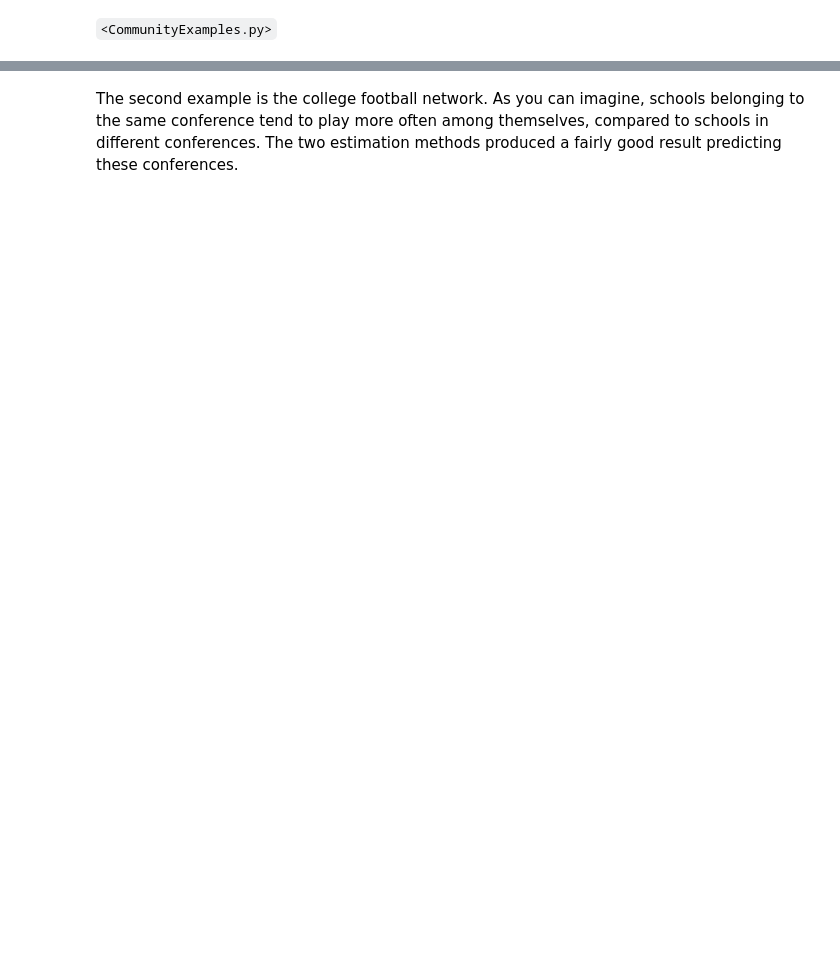
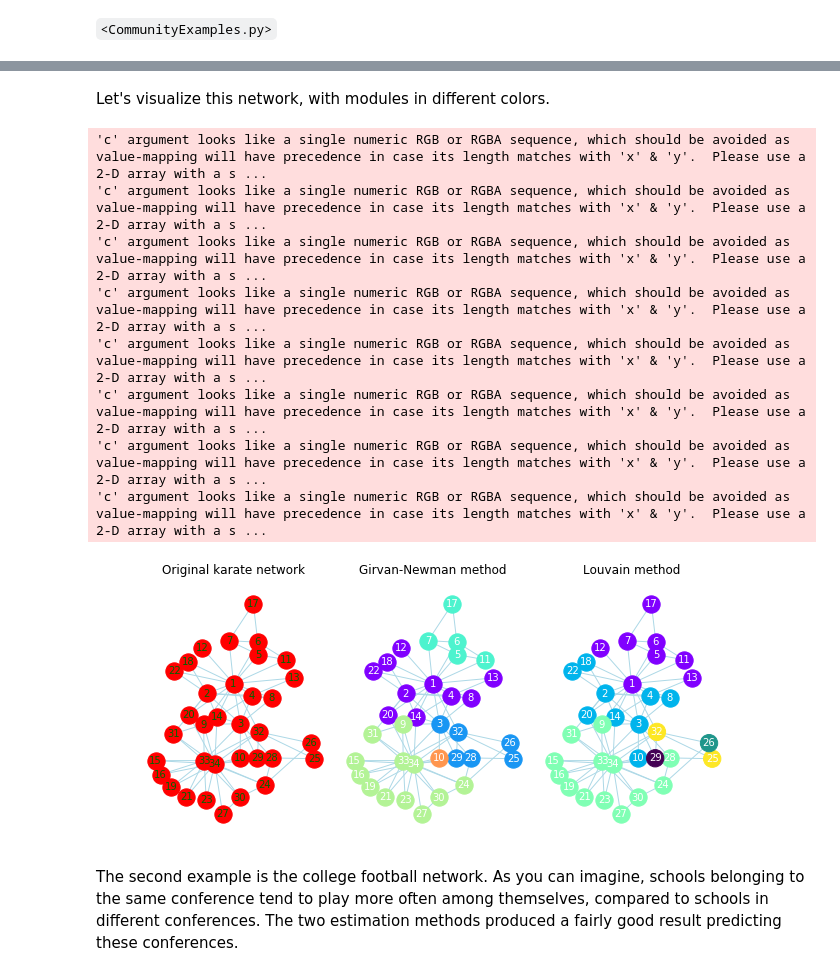
Before and after one commit to sathayas/JupyterConnectivitySpring2019, a Jupyter notebook: Modules.ipynb, the cells around one changed output, grey strips where cells are left out. Cells and saved outputs as stored; diff of their text form; code cells hidden in the pictures; blank space fills up the shorter version.

Commit message:
First seciton done

```diff
--- a/Modules.ipynb
+++ b/Modules.ipynb
@@ -216,3 +213,72 @@ plt.show()
+# %% [markdown]
+Let's visualize this network, with modules in different colors.
+# %%
+###### drawing the graph (karate network)
+plt.figure(figsize=[9,4])
+
+# first, graph without community assignments
+plt.subplot(131)
+pos = nx.kamada_kawai_layout(G_karate, weight=None) # positions for all nodes
+nx.draw_networkx_nodes(G_karate, pos)
+nx.draw_networkx_edges(G_karate, pos,
+                       edge_color='lightblue')
+nx.draw_networkx_labels(G_karate, pos, font_size=10, font_color='DarkGreen')
+plt.title('Original karate network')
+plt.axis('off')
+plt.xlim([-0.6, 0.65])
+plt.ylim([-0.85, 1.2])
+
+# next, graph with communities in different colors (Girvan-Newman)
+plt.subplot(132)
+nComm = max([comm for comm in partition_karate_GN.values()])+1
+node_color_list = get_cmap(nComm+1,'rainbow')
+for iComm in range(nComm):
+    nodeList = [iNode for iNode,Comm in partition_karate_GN.items()
+                if Comm==iComm]
+    nx.draw_networkx_nodes(G_karate, pos,
+                           nodelist=nodeList,
+                           node_color = node_color_list(iComm),
+                           node_size=300)
+nx.draw_networkx_edges(G_karate, pos,
+                       edge_color='lightblue')
+nx.draw_networkx_labels(G_karate, pos, font_size=10, font_color='White')
+plt.title('Girvan-Newman method')
+plt.axis('off')
+plt.xlim([-0.6, 0.65])
+plt.ylim([-0.85, 1.2])
+
+# finally, graph with communities in different colors (Louvain)
+plt.subplot(133)
+nComm = max([comm for comm in partition_karate_L.values()])+1
+node_color_list = get_cmap(nComm+1,'rainbow')
+for iComm in range(nComm):
+    nodeList = [iNode for iNode,Comm in partition_karate_L.items()
+                if Comm==iComm]
+    nx.draw_networkx_nodes(G_karate, pos,
+                           nodelist=nodeList,
+                           node_color = node_color_list(iComm),
+                           node_size=300)
+nx.draw_networkx_edges(G_karate, pos,
+                       edge_color='lightblue')
+nx.draw_networkx_labels(G_karate, pos, font_size=10, font_color='White')
+plt.title('Louvain method')
+plt.axis('off')
+plt.xlim([-0.6, 0.65])
+plt.ylim([-0.85, 1.2])
+
+plt.subplots_adjust(hspace=0.15, wspace=0.075, bottom=0.025, top=0.875,
+                    left=0.05, right=0.95)
+plt.show()
+# %% [output]
+'c' argument looks like a single numeric RGB or RGBA sequence, which should be avoided as value-mapping will have precedence in case its length matches with 'x' & 'y'.  Please use a 2-D array with a s ...
+'c' argument looks like a single numeric RGB or RGBA sequence, which should be avoided as value-mapping will have precedence in case its length matches with 'x' & 'y'.  Please use a 2-D array with a s ...
+'c' argument looks like a single numeric RGB or RGBA sequence, which should be avoided as value-mapping will have precedence in case its length matches with 'x' & 'y'.  Please use a 2-D array with a s ...
+'c' argument looks like a single numeric RGB or RGBA sequence, which should be avoided as value-mapping will have precedence in case its length matches with 'x' & 'y'.  Please use a 2-D array with a s ...
+'c' argument looks like a single numeric RGB or RGBA sequence, which should be avoided as value-mapping will have precedence in case its length matches with 'x' & 'y'.  Please use a 2-D array with a s ...
+'c' argument looks like a single numeric RGB or RGBA sequence, which should be avoided as value-mapping will have precedence in case its length matches with 'x' & 'y'.  Please use a 2-D array with a s ...
+'c' argument looks like a single numeric RGB or RGBA sequence, which should be avoided as value-mapping will have precedence in case its length matches with 'x' & 'y'.  Please use a 2-D array with a s ...
+'c' argument looks like a single numeric RGB or RGBA sequence, which should be avoided as value-mapping will have precedence in case its length matches with 'x' & 'y'.  Please use a 2-D array with a s ...
+[figure, added]
 # %% [markdown]
 The second example is the college football network. As you can imagine, schools belonging to the same conference tend to play more often among themselves, compared to schools in different conferences. The two estimation methods produced a fairly good result predicting these conferences.
 # %%
```
Also changed, not shown: parts of 17 cells of this notebook.
